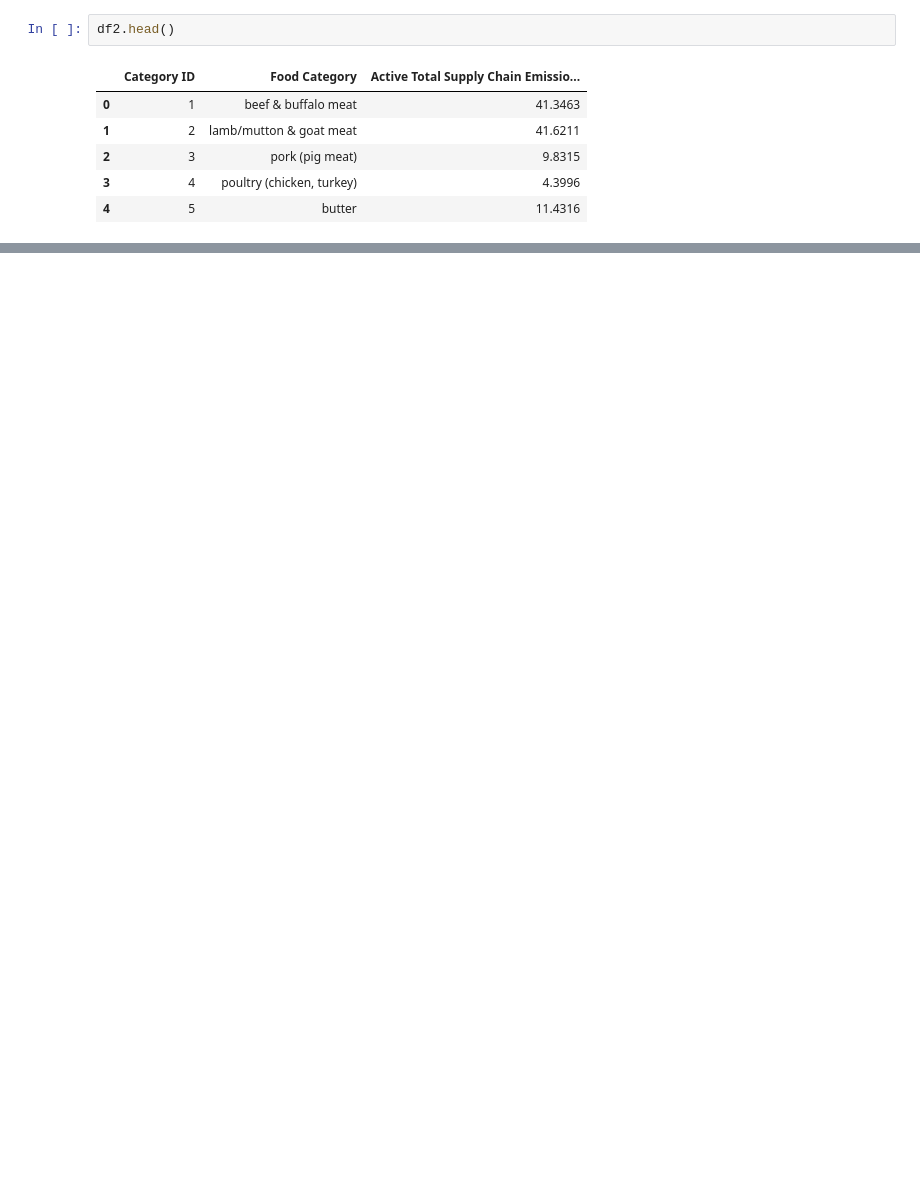
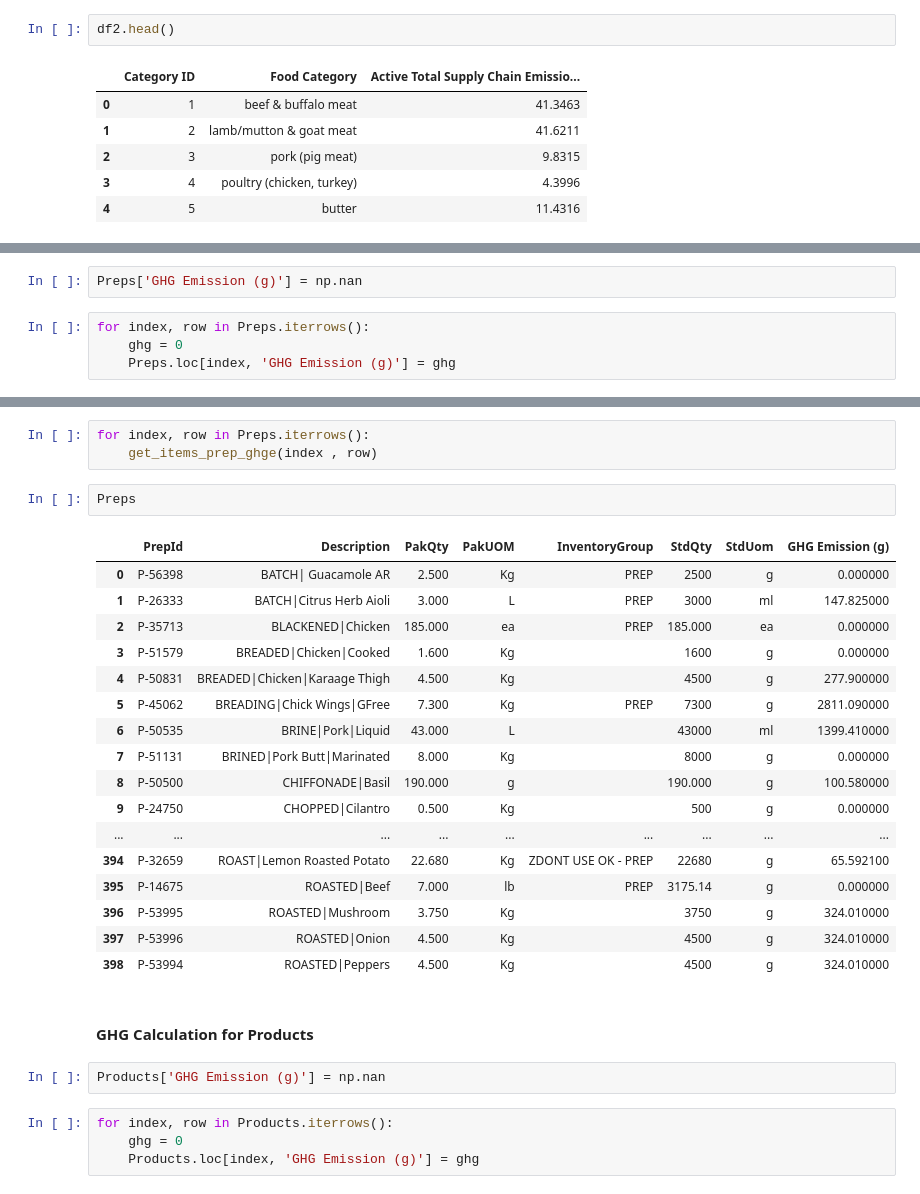
Before and after one commit to silviaaaaaaa/cffs-label, a Jupyter notebook: data analysis/ingre_analysis.ipynb, the cells around one changed output, grey strips where cells are left out. Drawn from its saved outputs; the diff is of its cells as text; blank space fills up the shorter version.

```diff
--- a/data analysis/ingre_analysis.ipynb
+++ b/data analysis/ingre_analysis.ipynb
@@ -329,0 +482,6 @@ mapping.shape
+# %%
+Preps['GHG Emission (g)'] = np.nan
+# %%
+for index, row in Preps.iterrows():
+    ghg = 0
+    Preps.loc[index, 'GHG Emission (g)'] = ghg
@@ -329,0 +500,31 @@ mapping.shape
+# %%
+for index, row in Preps.iterrows():
+    get_items_prep_ghge(index , row)
+# %%
+Preps
+# %% [output]
+|  | PrepId | Description | PakQty | PakUOM | InventoryGroup | StdQty | StdUom | GHG Emission (g) |
+| 0 | P-56398 | BATCH| Guacamole AR | 2.500 | Kg | PREP | 2500 | g | 0.000000 |
+| 1 | P-26333 | BATCH|Citrus Herb Aioli | 3.000 | L | PREP | 3000 | ml | 147.825000 |
+| 2 | P-35713 | BLACKENED|Chicken | 185.000 | ea | PREP | 185.000 | ea | 0.000000 |
+| 3 | P-51579 | BREADED|Chicken|Cooked | 1.600 | Kg |  | 1600 | g | 0.000000 |
+| 4 | P-50831 | BREADED|Chicken|Karaage Thigh | 4.500 | Kg |  | 4500 | g | 277.900000 |
+| 5 | P-45062 | BREADING|Chick Wings|GFree | 7.300 | Kg | PREP | 7300 | g | 2811.090000 |
+| 6 | P-50535 | BRINE|Pork|Liquid | 43.000 | L |  | 43000 | ml | 1399.410000 |
+| 7 | P-51131 | BRINED|Pork Butt|Marinated | 8.000 | Kg |  | 8000 | g | 0.000000 |
+| 8 | P-50500 | CHIFFONADE|Basil | 190.000 | g |  | 190.000 | g | 100.580000 |
+| 9 | P-24750 | CHOPPED|Cilantro | 0.500 | Kg |  | 500 | g | 0.000000 |
+| ... | ... | ... | ... | ... | ... | ... | ... | ... |
+| 394 | P-32659 | ROAST|Lemon Roasted Potato | 22.680 | Kg | ZDONT USE OK - PREP | 22680 | g | 65.592100 |
+| 395 | P-14675 | ROASTED|Beef | 7.000 | lb | PREP | 3175.14 | g | 0.000000 |
+| 396 | P-53995 | ROASTED|Mushroom | 3.750 | Kg |  | 3750 | g | 324.010000 |
+| 397 | P-53996 | ROASTED|Onion | 4.500 | Kg |  | 4500 | g | 324.010000 |
+| 398 | P-53994 | ROASTED|Peppers | 4.500 | Kg |  | 4500 | g | 324.010000 |
+# %% [markdown]
+#### GHG Calculation for Products
+# %%
+Products['GHG Emission (g)'] = np.nan
+# %%
+for index, row in Products.iterrows():
+    ghg = 0
+    Products.loc[index, 'GHG Emission (g)'] = ghg
```
Also changed, not shown: parts of 38 cells of this notebook, 5 other files.
